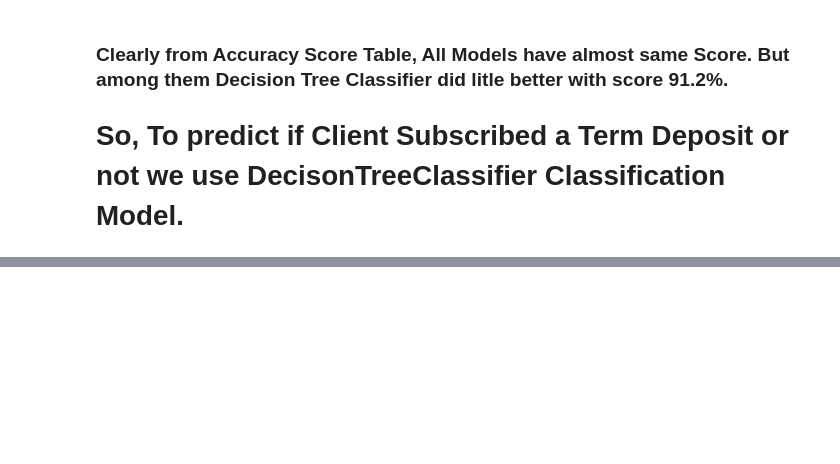
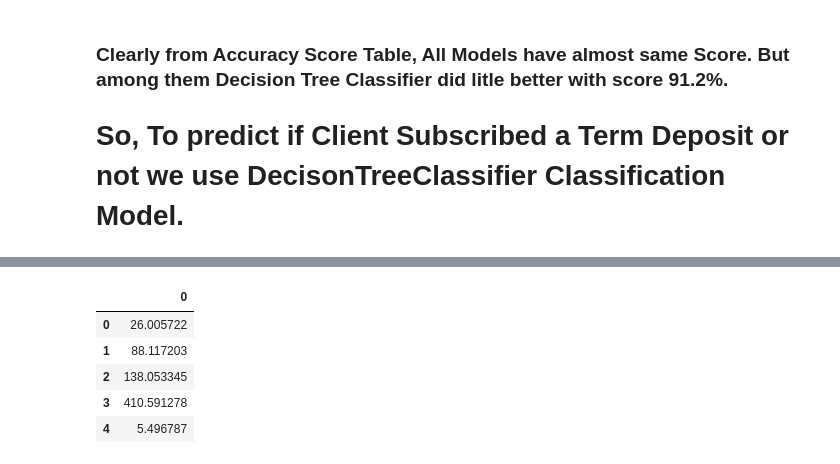
Before and after one commit to SSehrawat1720/ML-Projects, a Jupyter notebook: Predicting Client's choice to Subscribed a Term Deposit or not based on multiple feature by Different Classification Models.ipynb, the cells around one changed output, grey strips where cells are left out. Cells and saved outputs as stored; diff of their text form; code cells hidden in the pictures; blank space fills up the shorter version.

```diff
--- a/Predicting Client's choice to Subscribed a Term Deposit or not based on multiple feature by Different Classification Models.ipynb
+++ b/Predicting Client's choice to Subscribed a Term Deposit or not based on multiple feature by Different Classification Models.ipynb
@@ -790,0 +829,11 @@ Scores
+# %%
+fit2 = bestfeatures2.fit(cat_features,target)
+feature_scores2 = pd.DataFrame(fit2.scores_)
+feature_scores2.head()
+# %% [output]
+|  | 0 |
+| 0 | 26.005722 |
+| 1 | 88.117203 |
+| 2 | 138.053345 |
+| 3 | 410.591278 |
+| 4 | 5.496787 |
```
Also changed, not shown: parts of 14 cells of this notebook.
